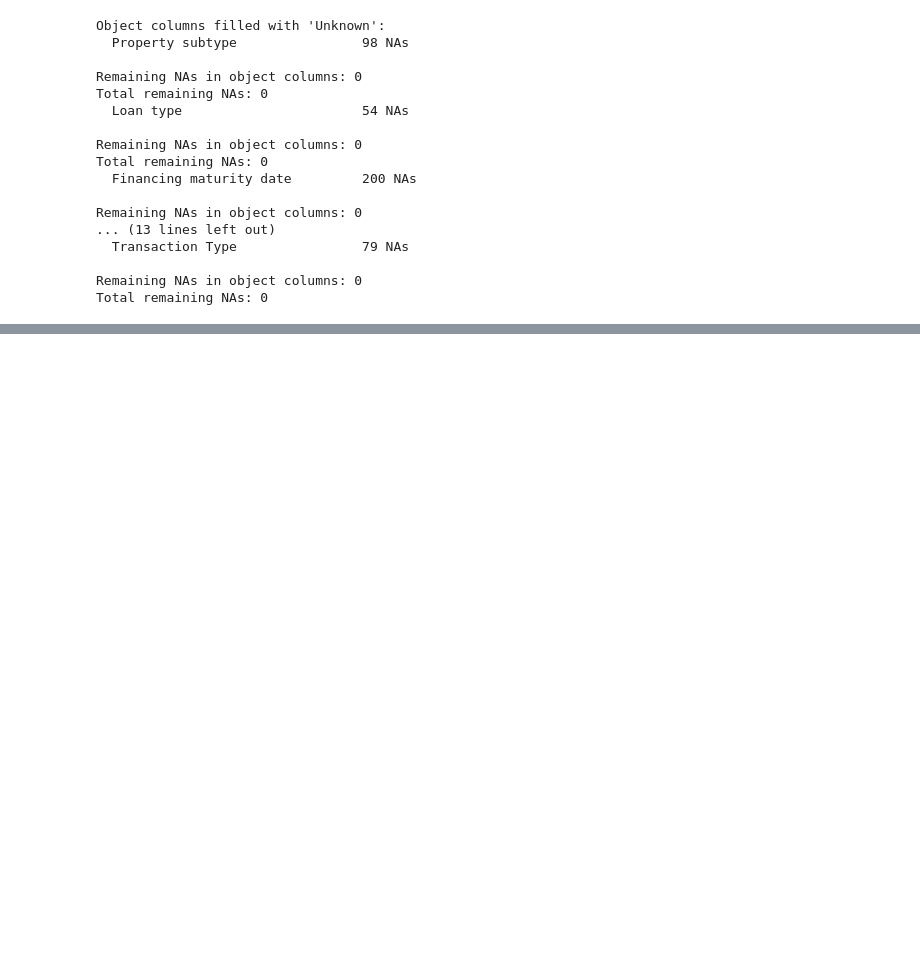
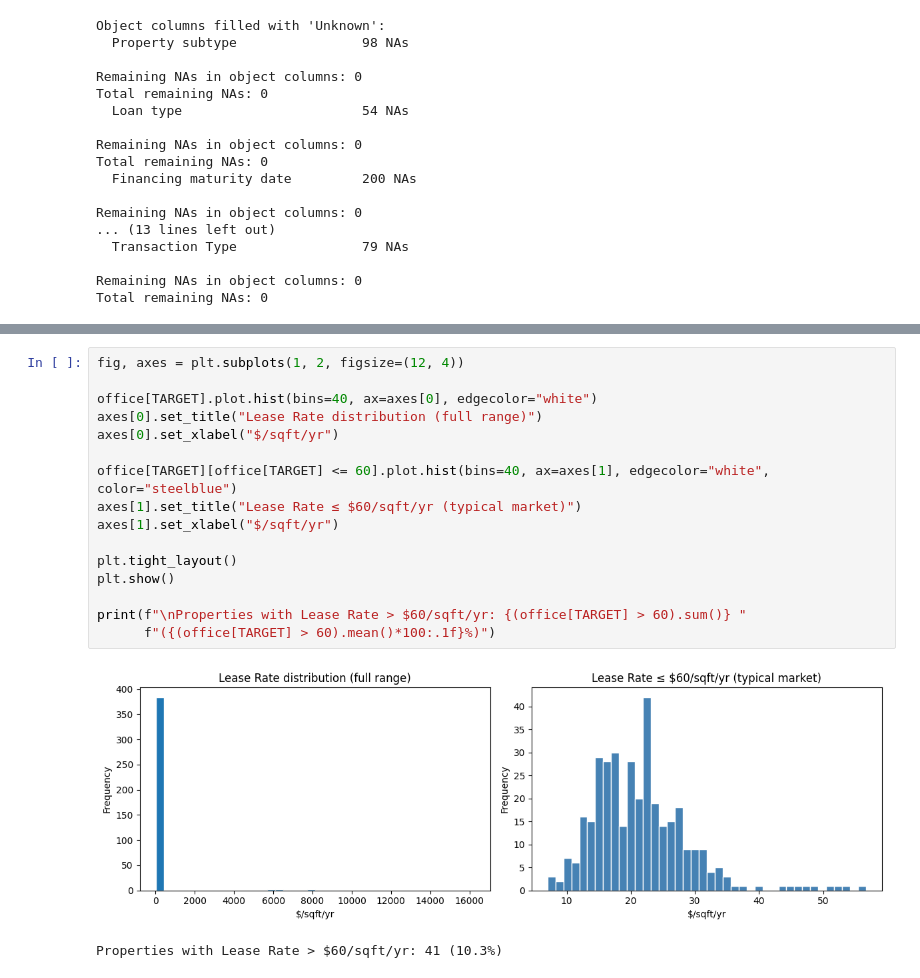
Before and after one commit to pfmprojects208/Dallas-ERV-Prediction, a Jupyter notebook: Preprocessing_Dallas.ipynb, the cells around one changed output, grey strips where cells are left out. Cells and saved outputs as stored; diff of their text form; blank space fills up the shorter version.

```diff
--- a/Preprocessing_Dallas.ipynb
+++ b/Preprocessing_Dallas.ipynb
@@ -414,0 +458,19 @@ Total remaining NAs: 0
+# %%
+fig, axes = plt.subplots(1, 2, figsize=(12, 4))
+
+office[TARGET].plot.hist(bins=40, ax=axes[0], edgecolor="white")
+axes[0].set_title("Lease Rate distribution (full range)")
+axes[0].set_xlabel("$/sqft/yr")
+
+office[TARGET][office[TARGET] <= 60].plot.hist(bins=40, ax=axes[1], edgecolor="white", color="steelblue")
+axes[1].set_title("Lease Rate ≤ $60/sqft/yr (typical market)")
+axes[1].set_xlabel("$/sqft/yr")
+
+plt.tight_layout()
+plt.show()
+
+print(f"\nProperties with Lease Rate > $60/sqft/yr: {(office[TARGET] > 60).sum()} "
+      f"({(office[TARGET] > 60).mean()*100:.1f}%)")
+# %% [output]
+[figure, added]
+Properties with Lease Rate > $60/sqft/yr: 41 (10.3%)
```
Also changed, not shown: parts of 13 cells of this notebook, 9 other files.
